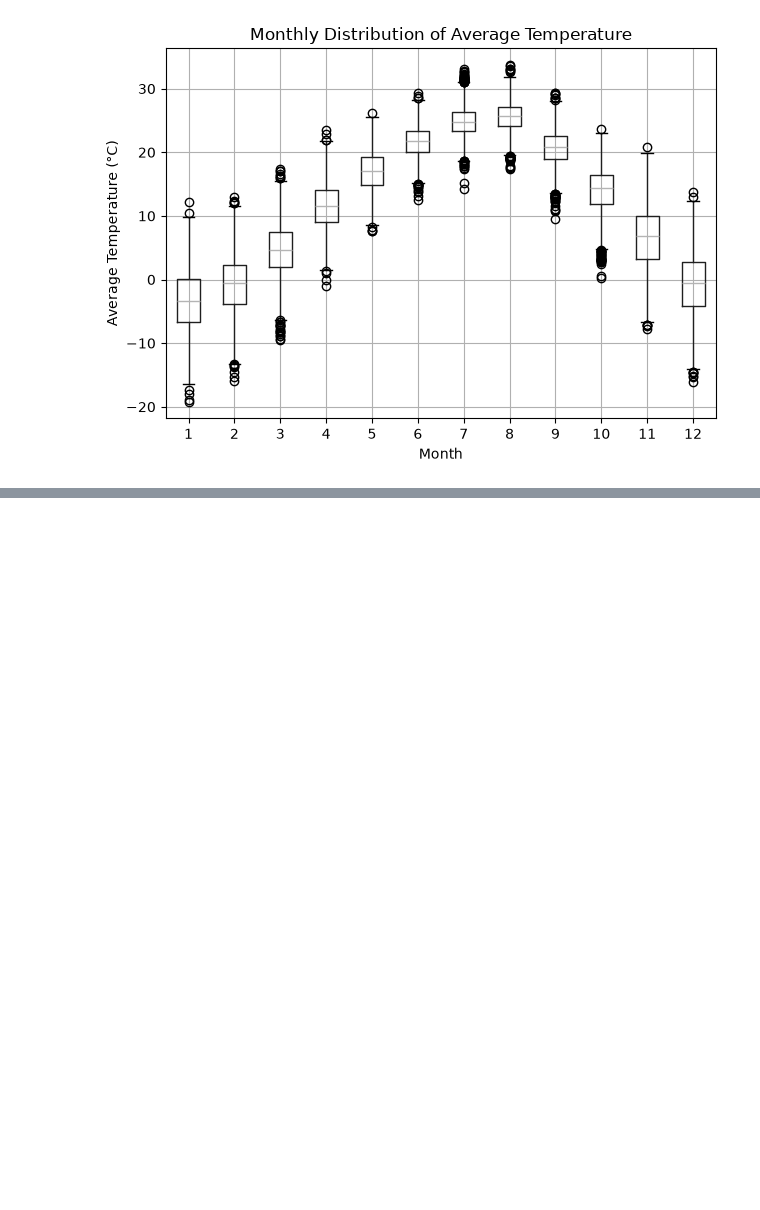
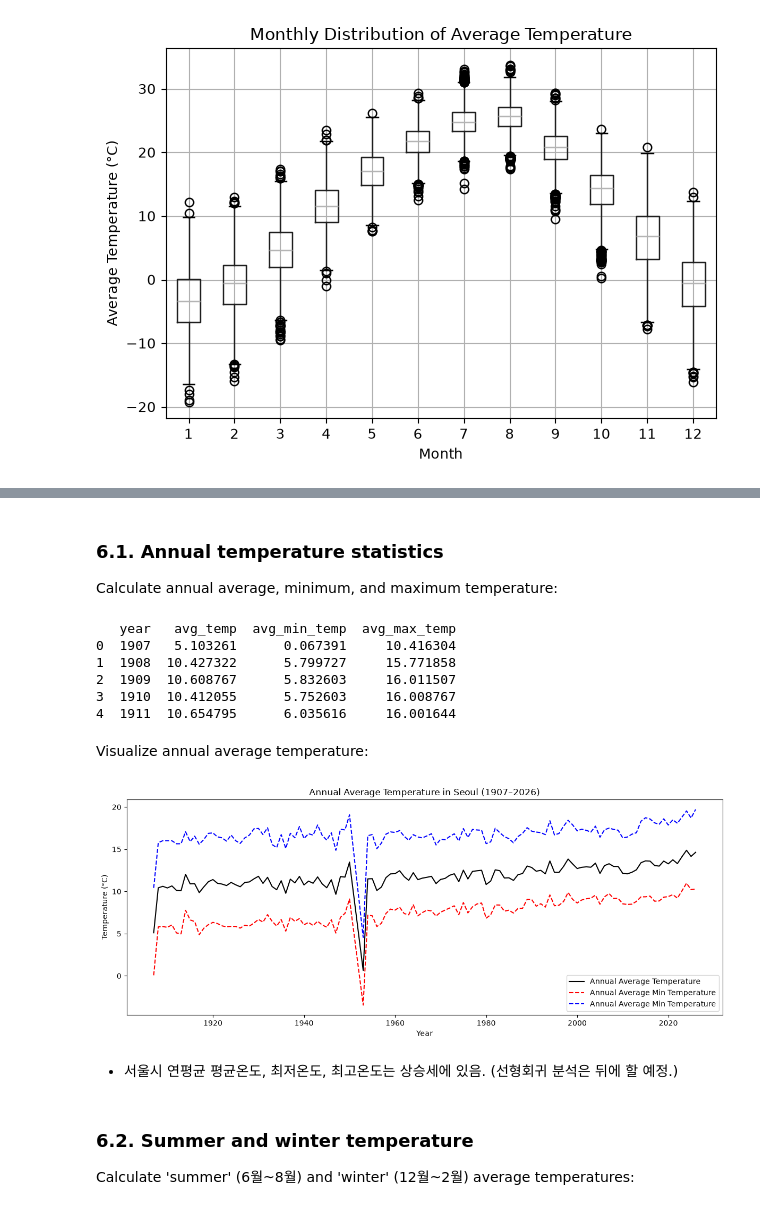
Before and after one commit to freepoincare/time-series-data-analysis, a Jupyter notebook: notebooks/1_EDA_preprocessing.ipynb, the cells around one changed output, grey strips where cells are left out. Cells and saved outputs as stored; diff of their text form; code cells hidden in the pictures; blank space fills up the shorter version.

Commit message:
Feat: add descriptive / trend / seasonal expansion analysis in ipynb, and generated data in data/processed

```diff
--- a/notebooks/1_EDA_preprocessing.ipynb
+++ b/notebooks/1_EDA_preprocessing.ipynb
@@ -753,0 +756,14 @@ plt.show()
+# %%
+# Load processed data
+%matplotlib inline
+
+import pandas as pd
+import matplotlib.pyplot as plt
+
+INPUT_PATH = "../data/processed/dataset_processed.csv"
+
+df2 = pd.read_csv(INPUT_PATH)
+df2["date"] = pd.to_datetime(df2["date"])
+
+print(df2.head())
+print(df2.info())
@@ -753,0 +788,45 @@ plt.show()
+# %% [markdown]
+### 6.1. Annual temperature statistics
+
+Calculate annual average, minimum, and maximum temperature:
+# %%
+annual_temperature = (
+    df2.groupby("year")
+    .agg(
+        avg_temp=("tavg", "mean"),
+        avg_min_temp=("tmin", "mean"),
+        avg_max_temp=("tmax", "mean")
+    ).reset_index()
+)
+
+print(annual_temperature.head())
+
+annual_temperature.to_csv("../data/processed/annual_temperature.csv", index=False, encoding="utf-8-sig")
+# %% [output]
+   year   avg_temp  avg_min_temp  avg_max_temp
+0  1907   5.103261      0.067391     10.416304
+1  1908  10.427322      5.799727     15.771858
+2  1909  10.608767      5.832603     16.011507
+3  1910  10.412055      5.752603     16.008767
+4  1911  10.654795      6.035616     16.001644
+# %% [markdown]
+Visualize annual average temperature:
+# %%
+plt.figure(figsize=(12, 5))
+plt.plot(annual_temperature["year"], annual_temperature["avg_temp"], 'k-', label="Annual Average Temperature")
+plt.plot(annual_temperature["year"], annual_temperature["avg_min_temp"], 'r--', label="Annual Average Min Temperature")
+plt.plot(annual_temperature["year"], annual_temperature["avg_max_temp"], 'b--', label="Annual Average Min Temperature")
+plt.xlabel("Year")
+plt.ylabel("Temperature (°C)")
+plt.title("Annual Average Temperature in Seoul (1907–2026)")
+plt.legend(loc=4)
+plt.tight_layout()
+plt.show()
+# %% [output]
+[figure, added]
+# %% [markdown]
+* 서울시 연평균 평균온도, 최저온도, 최고온도는 상승세에 있음. (선형회귀 분석은 뒤에 할 예정.)
+# %% [markdown]
+### 6.2. Summer and winter temperature
+
+Calculate 'summer' (6월~8월) and 'winter' (12월~2월) average temperatures:
```
Also changed, not shown: parts of 22 cells of this notebook, 8 other files.
